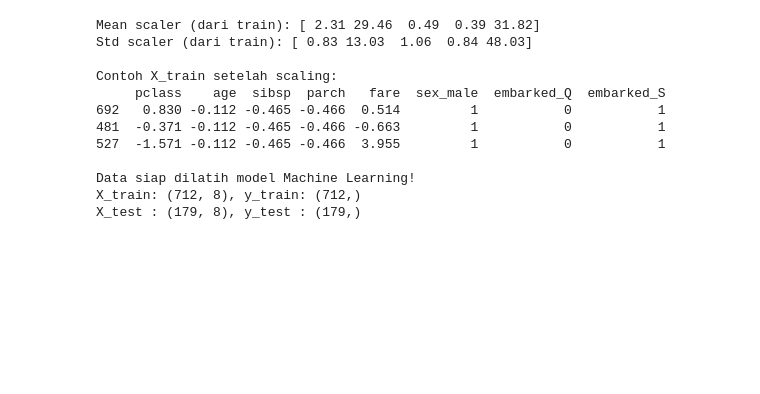
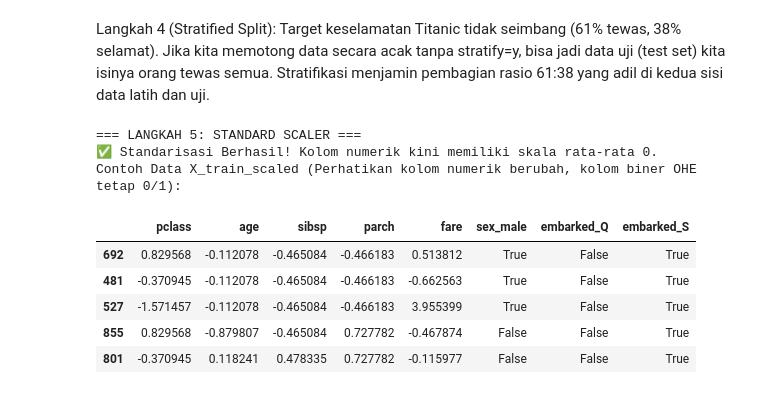
Before and after one commit to noone878/DataScience_230401010262_SEPTIAN-AL-RIZKI, a Jupyter notebook: Pertemuan6_SEPTIAN_AL_RIZKI_230401010262.ipynb, the cells around one changed output. Saved outputs shown, nothing was run; the diff lists cells and outputs as text; code cells hidden in the pictures; blank space fills up the shorter version.

```diff
--- a/Pertemuan6_SEPTIAN_AL_RIZKI_230401010262.ipynb
+++ b/Pertemuan6_SEPTIAN_AL_RIZKI_230401010262.ipynb
@@ -98,35 +146,34 @@ survived
 0    0.615
 1    0.385
 Name: proportion, dtype: float64
-# %%
-#Langkah 6
-from sklearn.preprocessing import StandardScaler
-# Hanya kolom numerik yang perlu di-scale
-# Kolom biner (sex_male, embarked_Q, embarked_S) TIDAK perlu
-num_cols = ['pclass', 'age', 'sibsp', 'parch', 'fare']
-scaler = StandardScaler()
-# fit_transform pada training set (belajar μ dan σ dari sini)
-X_train[num_cols] = scaler.fit_transform(X_train[num_cols])
-# transform saja pada test set (gunakan μ dan σ dari training!)
-X_test[num_cols] = scaler.transform(X_test[num_cols])
-print('Mean scaler (dari train):', scaler.mean_.round(2))
-print('Std scaler (dari train):', scaler.scale_.round(2))
-print()
-print('Contoh X_train setelah scaling:')
-print(X_train.head(3).round(3))
-print('\nData siap dilatih model Machine Learning!')
-print(f'X_train: {X_train.shape}, y_train: {y_train.shape}')
-print(f'X_test : {X_test.shape}, y_test : {y_test.shape}')
-# %% [output]
-Mean scaler (dari train): [ 2.31 29.46  0.49  0.39 31.82]
-Std scaler (dari train): [ 0.83 13.03  1.06  0.84 48.03]
-
-Contoh X_train setelah scaling:
-     pclass    age  sibsp  parch   fare  sex_male  embarked_Q  embarked_S
-692   0.830 -0.112 -0.465 -0.466  0.514         1           0           1
-481  -0.371 -0.112 -0.465 -0.466 -0.663         1           0           1
-527  -1.571 -0.112 -0.465 -0.466  3.955         1           0           1
-
-Data siap dilatih model Machine Learning!
-X_train: (712, 8), y_train: (712,)
-X_test : (179, 8), y_test : (179,)
+# %% [markdown]
+Langkah 4 (Stratified Split): Target keselamatan Titanic tidak seimbang (61% tewas, 38% selamat). Jika kita memotong data secara acak tanpa stratify=y, bisa jadi data uji (test set) kita isinya orang tewas semua. Stratifikasi menjamin pembagian rasio 61:38 yang adil di kedua sisi data latih dan uji.
+# %%
+# 5. STANDARD SCALER HANYA PADA KOLOM NUMERIK ───────────────
+print("\n=== LANGKAH 5: STANDARD SCALER ===")
+scaler = StandardScaler()
+
+# Tentukan kolom numerik murni yang butuh di-scale (Hindari kolom OHE/biner)
+fitur_numerik = ['pclass', 'age', 'sibsp', 'parch', 'fare']
+
+# Buat salinan agar tidak mengubah data asli
+X_train_scaled = X_train.copy()
+X_test_scaled = X_test.copy()
+
+# PENTING: Fit HANYA pada X_train, Transform pada X_train dan X_test
+X_train_scaled[fitur_numerik] = scaler.fit_transform(X_train[fitur_numerik])
+X_test_scaled[fitur_numerik] = scaler.transform(X_test[fitur_numerik])
+
+print("✅ Standarisasi Berhasil! Kolom numerik kini memiliki skala rata-rata 0.")
+print("Contoh Data X_train_scaled (Perhatikan kolom numerik berubah, kolom biner OHE tetap 0/1):")
+display(X_train_scaled.head())
+# %% [output]
+=== LANGKAH 5: STANDARD SCALER ===
+✅ Standarisasi Berhasil! Kolom numerik kini memiliki skala rata-rata 0.
+Contoh Data X_train_scaled (Perhatikan kolom numerik berubah, kolom biner OHE tetap 0/1):
+|  | pclass | age | sibsp | parch | fare | sex_male | embarked_Q | embarked_S |
+| 692 | 0.829568 | -0.112078 | -0.465084 | -0.466183 | 0.513812 | True | False | True |
+| 481 | -0.370945 | -0.112078 | -0.465084 | -0.466183 | -0.662563 | True | False | True |
+| 527 | -1.571457 | -0.112078 | -0.465084 | -0.466183 | 3.955399 | True | False | True |
+| 855 | 0.829568 | -0.879807 | -0.465084 | 0.727782 | -0.467874 | False | False | True |
+| 801 | -0.370945 | 0.118241 | 0.478335 | 0.727782 | -0.115977 | False | False | True |
```
Also changed, not shown: parts of 11 cells of this notebook.
